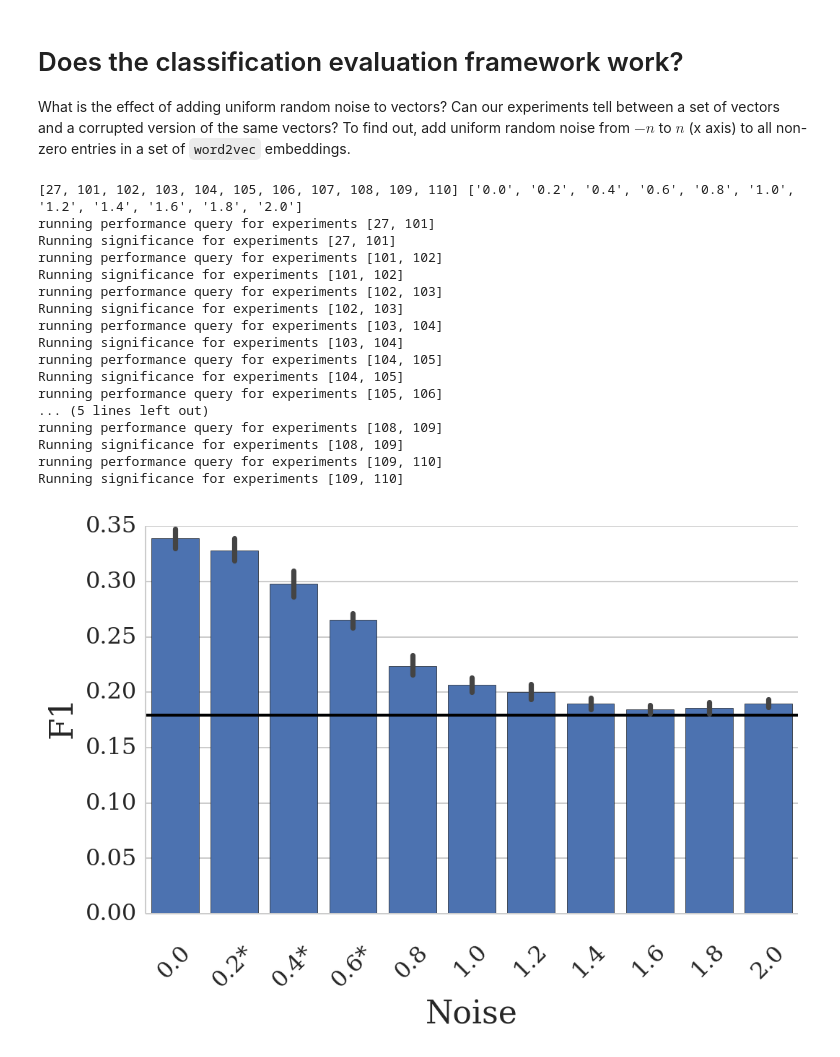
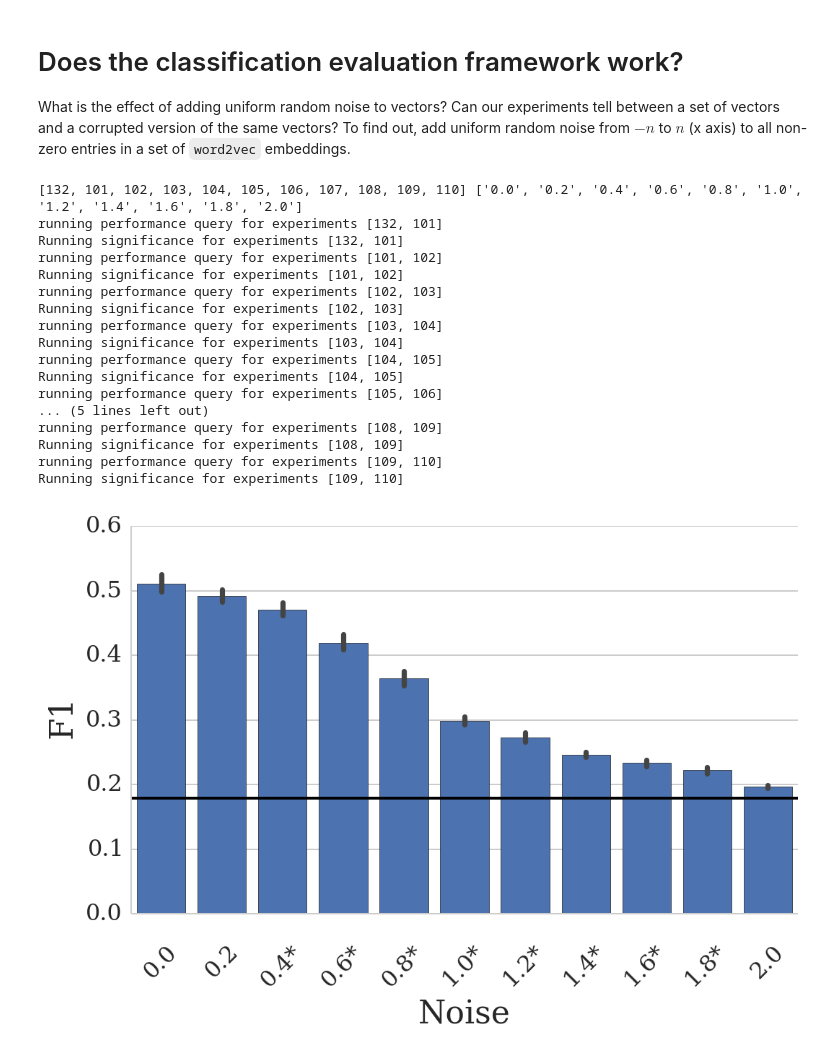
Before and after one commit to mbatchkarov/ExpLosion, a Jupyter notebook: notebooks/effect_of_adding_noise_to_vectors.ipynb, the cells around one changed output. Saved outputs shown, nothing was run; the diff lists cells and outputs as text; code cells hidden in the pictures.

Commit message:
updated figures

```diff
--- a/notebooks/effect_of_adding_noise_to_vectors.ipynb
+++ b/notebooks/effect_of_adding_noise_to_vectors.ipynb
@@ -14,7 +14,7 @@ d = {'vectors__unlabelled_percentage': 100,
          'vectors__composer': 'Add',
          'vectors__rep': 0,
          'k': 3,
-         'vectors__unlabelled': 'gigaw',
+         'vectors__unlabelled': 'wiki',
          'vectors__algorithm': 'word2vec',
          'document_features': 'AN_NN'}
 e = Experiment.objects.filter(**d).order_by('noise').values_list('id', flat=True)
@@ -41,34 +41,34 @@ for i, (e1, e2) in enumerate(pairwise(e)):
         raw_names[i] += '*'
 #     else:
 #         raw_names[i] += '   . '
 
 names = np.repeat(raw_names, cv_folds)
 df = pd.DataFrame(dict(Noise=names, F1=scores, folds=folds))
 ax = sns.factorplot('Noise', 'F1', data=df, kind='bar', aspect=1.5);
 ax.set_xticklabels(rotation=45);
 
 # random baseline for comparison
 rand = Experiment.objects.get(vectors__algorithm='random_vect', labelled='amazon_grouped-tagged').id
 score, score_std = Results.objects.get(id=rand,
                                           classifier='MultinomialNB').get_performance_info('macrof1')
 plt.hlines(score, -100, 100)
 plt.savefig('plot-noise-gigaword-add.pdf', format='pdf', dpi=300, bbox_inches='tight', pad_inches=0.1)
 # %% [output]
-[27, 101, 102, 103, 104, 105, 106, 107, 108, 109, 110] ['0.0', '0.2', '0.4', '0.6', '0.8', '1.0', '1.2', '1.4', '1.6', '1.8', '2.0']
-running performance query for experiments [27, 101]
-Running significance for experiments [27, 101]
+[132, 101, 102, 103, 104, 105, 106, 107, 108, 109, 110] ['0.0', '0.2', '0.4', '0.6', '0.8', '1.0', '1.2', '1.4', '1.6', '1.8', '2.0']
+running performance query for experiments [132, 101]
+Running significance for experiments [132, 101]
 running performance query for experiments [101, 102]
 Running significance for experiments [101, 102]
 running performance query for experiments [102, 103]
 Running significance for experiments [102, 103]
 running performance query for experiments [103, 104]
 Running significance for experiments [103, 104]
 running performance query for experiments [104, 105]
 Running significance for experiments [104, 105]
 running performance query for experiments [105, 106]
 ... (5 lines left out)
 running performance query for experiments [108, 109]
 Running significance for experiments [108, 109]
 running performance query for experiments [109, 110]
 Running significance for experiments [109, 110]
-[figure, old version]
+[figure, new version]
```
Also changed, not shown: 2 other files.
